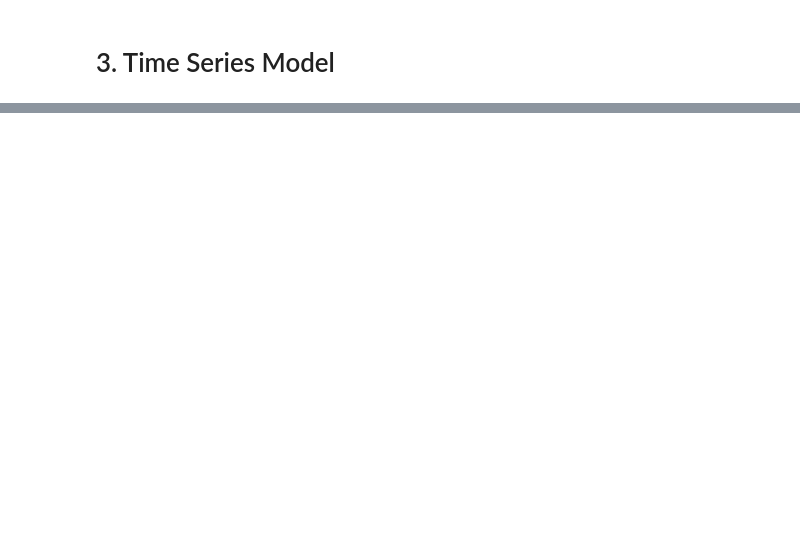
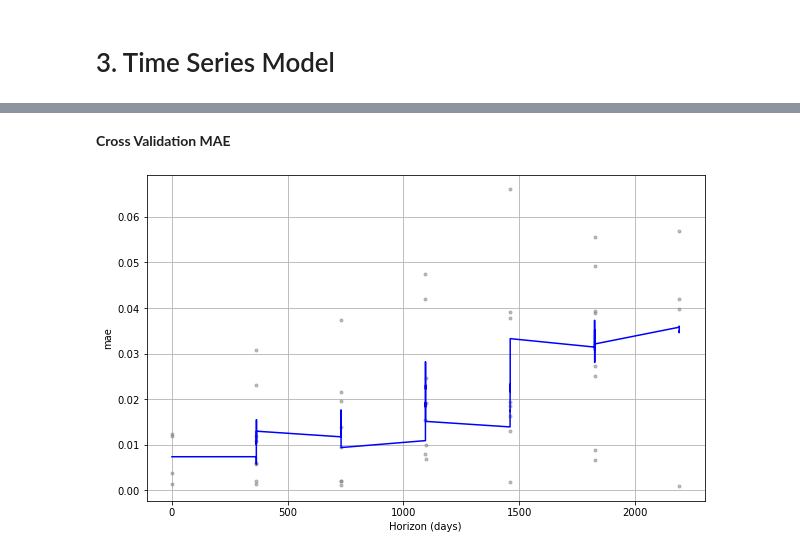
Before and after one commit to alfarias/forecasting-challenge-4i, a Jupyter notebook: notebooks/case1.ipynb, the cells around one changed output, grey strips where cells are left out. Saved outputs shown, nothing was run; the diff lists cells and outputs as text; code cells hidden in the pictures; blank space fills up the shorter version.

```diff
--- a/notebooks/case1.ipynb
+++ b/notebooks/case1.ipynb
@@ -107,0 +111,11 @@ data_mex = data.query('country == "MEX"')
+# %%
+data_usa = data.query('country == "USA"').reset_index(drop=True)
+data_can = data.query('country == "CAN"').reset_index(drop=True)
+data_mex = data.query('country == "MEX"').reset_index(drop=True)
+# %%
+data_usa['y'] = data_usa['rtfpna']
+data_can['y'] = data_can['rtfpna']
+data_mex['y'] = data_mex['rtfpna']
+data_usa.drop(columns=['country', 'year', 'decade', 'rtfpna'], inplace=True)
+data_can.drop(columns=['country', 'year', 'decade', 'rtfpna'], inplace=True)
+data_mex.drop(columns=['country', 'year', 'decade', 'rtfpna'], inplace=True)
@@ -107,0 +124,6 @@ data_mex = data.query('country == "MEX"')
+# %%
+model_usa = Prophet(interval_width=0.95,
+                    growth='linear',
+                   yearly_seasonality=False,
+                   seasonality_mode='additive')
+model_usa.fit(data_usa)
@@ -107,0 +134,4 @@ data_mex = data.query('country == "MEX"')
+# %%
+model_usa_cv = cross_validation(model_usa, initial='40 Y', period='2 Y', horizon='6 Y')
+display(HTML('<span style="font-weight:bold">' + 'Performance Mertrics'\
+       + '</span>'), performance_metrics(model_usa_cv).head())
@@ -107,0 +147,6 @@ data_mex = data.query('country == "MEX"')
+# %%
+display(HTML('<span style="font-weight:bold">' + 'Cross Validation MAE' + '</span>'))
+plot_cross_validation_metric(model_usa_cv, metric='mae');
+# %% [output]
+Cross Validation MAE
+[figure, added]
```
Also changed, not shown: parts of 19 cells of this notebook.
